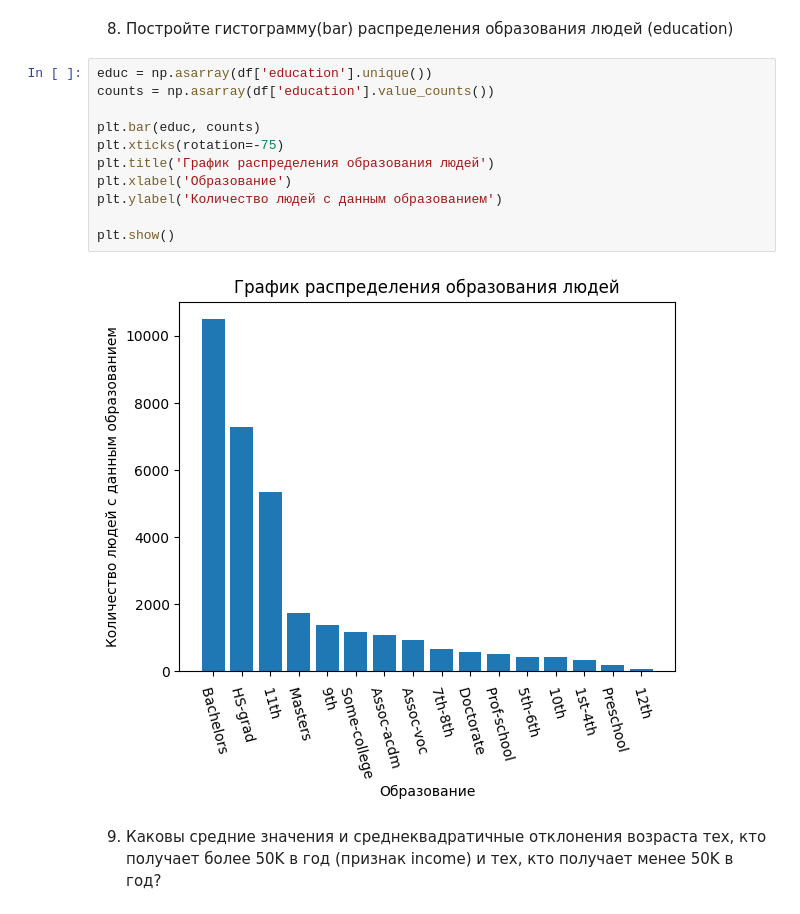
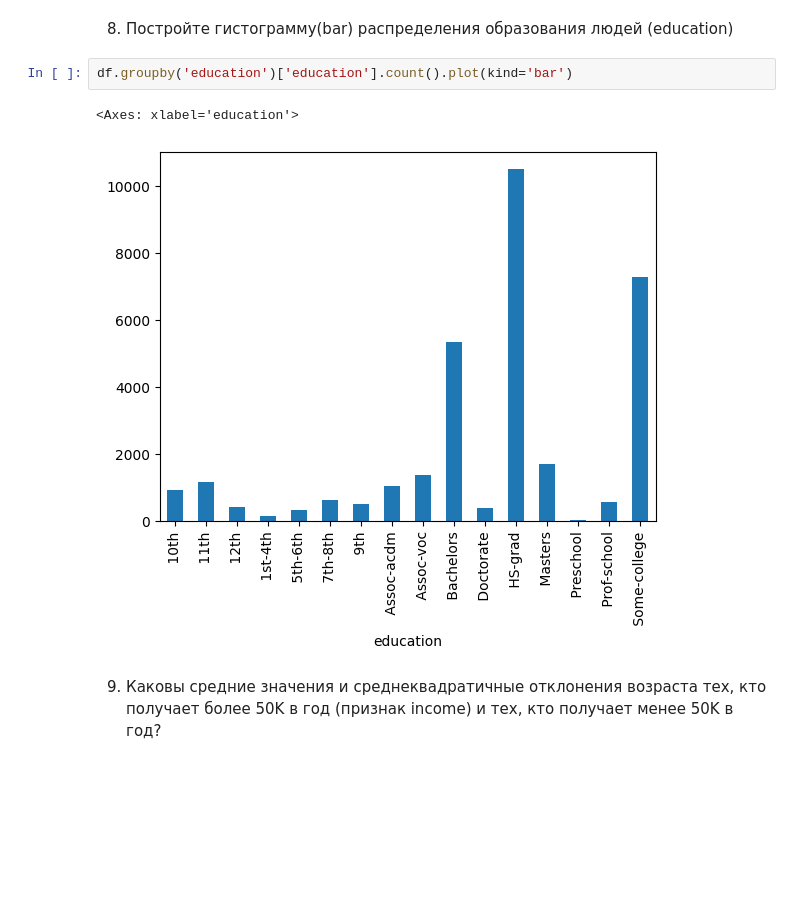
Before and after one commit to ilyak0n/comp_math, a Jupyter notebook: 5. Библиотека Pandas. Визуальный анализ данных/Практическая_работа_№5_Библиотека_Pandas.ipynb, the cells around one changed output. Cells and saved outputs as stored; diff of their text form; blank space fills up the shorter version.

```diff
--- a/5. Библиотека Pandas. Визуальный анализ данных/Практическая_работа_№5_Библиотека_Pandas.ipynb
+++ b/5. Библиотека Pandas. Визуальный анализ данных/Практическая_работа_№5_Библиотека_Pandas.ipynb
@@ -156,19 +158,11 @@ df.groupby('sex')['age'].mean()
 dtype: float64
 # %% [markdown]
 8) Постройте гистограмму(bar) распределения образования людей (education)
-# %%
-educ = np.asarray(df['education'].unique())
-counts = np.asarray(df['education'].value_counts())
-
-plt.bar(educ, counts)
-plt.xticks(rotation=-75)
-plt.title('График распределения образования людей')
-plt.xlabel('Образование')
-plt.ylabel('Количество людей с данным образованием')
-
-plt.show()
-# %% [output]
-[figure, removed]
+# %%
+df.groupby('education')['education'].count().plot(kind='bar')
+# %% [output]
+<Axes: xlabel='education'>
+[figure, added]
 # %% [markdown]
 9) Каковы средние значения и среднеквадратичные отклонения возраста тех, кто получает более 50K в год (признак income) и тех, кто получает менее 50K в год?
 # %%
```
Also changed, not shown: parts of 7 cells of this notebook.
